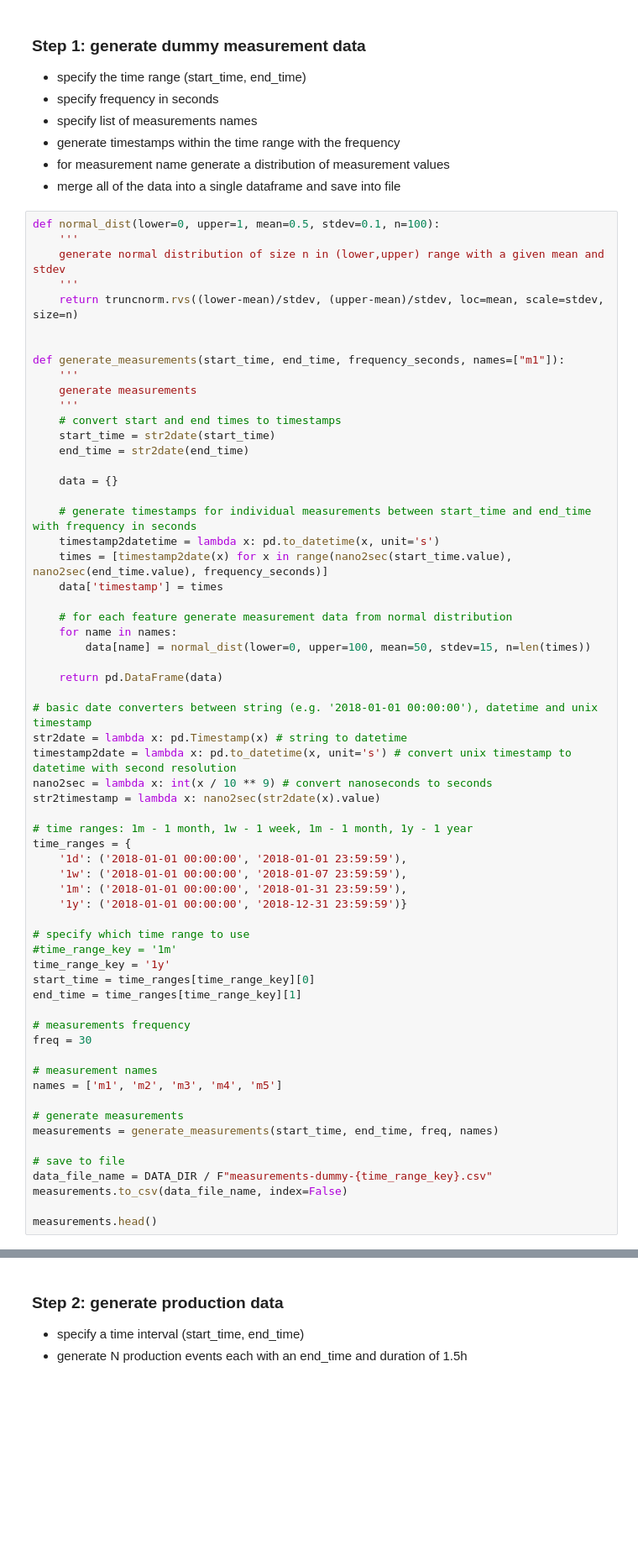
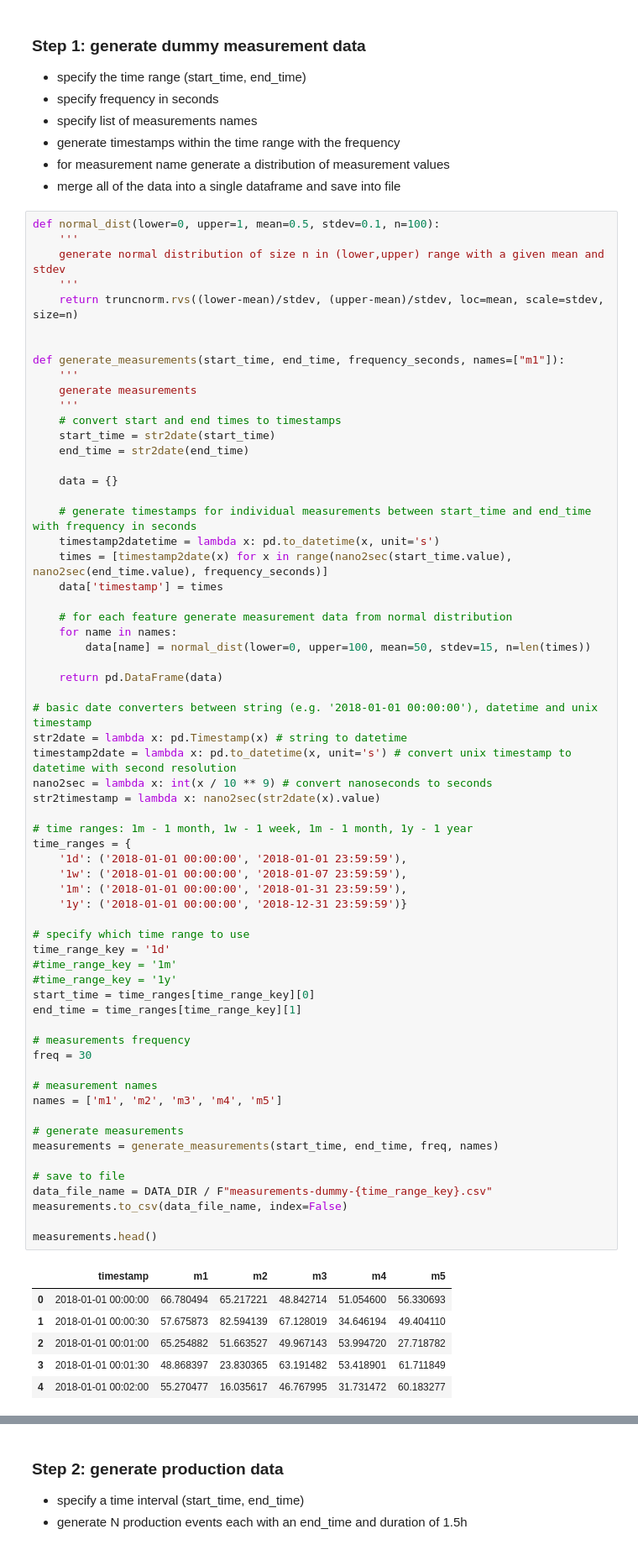
Before and after one commit to tmkmrcnk/danone, a Jupyter notebook: GenerateDummyMeasurements.ipynb, the cells around one changed output, grey strips where cells are left out. Shown at 84% size. Cells and saved outputs as stored; diff of their text form; blank space fills up the shorter version.

```diff
--- a/GenerateDummyMeasurements.ipynb
+++ b/GenerateDummyMeasurements.ipynb
@@ -58,33 +58,41 @@ str2date = lambda x: pd.Timestamp(x) # string to datetime
 timestamp2date = lambda x: pd.to_datetime(x, unit='s') # convert unix timestamp to datetime with second resolution
 nano2sec = lambda x: int(x / 10 ** 9) # convert nanoseconds to seconds
 str2timestamp = lambda x: nano2sec(str2date(x).value)
 
 # time ranges: 1m - 1 month, 1w - 1 week, 1m - 1 month, 1y - 1 year
 time_ranges = {
     '1d': ('2018-01-01 00:00:00', '2018-01-01 23:59:59'),
     '1w': ('2018-01-01 00:00:00', '2018-01-07 23:59:59'),
     '1m': ('2018-01-01 00:00:00', '2018-01-31 23:59:59'),
     '1y': ('2018-01-01 00:00:00', '2018-12-31 23:59:59')}
 
 # specify which time range to use
+time_range_key = '1d'
 #time_range_key = '1m'
-time_range_key = '1y'
+#time_range_key = '1y'
 start_time = time_ranges[time_range_key][0]
 end_time = time_ranges[time_range_key][1]
 
 # measurements frequency
 freq = 30
 
 # measurement names
 names = ['m1', 'm2', 'm3', 'm4', 'm5']
 
 # generate measurements
 measurements = generate_measurements(start_time, end_time, freq, names)
 
 # save to file
 data_file_name = DATA_DIR / F"measurements-dummy-{time_range_key}.csv"
 measurements.to_csv(data_file_name, index=False)
 
 measurements.head()
+# %% [output]
+|  | timestamp | m1 | m2 | m3 | m4 | m5 |
+| 0 | 2018-01-01 00:00:00 | 66.780494 | 65.217221 | 48.842714 | 51.054600 | 56.330693 |
+| 1 | 2018-01-01 00:00:30 | 57.675873 | 82.594139 | 67.128019 | 34.646194 | 49.404110 |
+| 2 | 2018-01-01 00:01:00 | 65.254882 | 51.663527 | 49.967143 | 53.994720 | 27.718782 |
+| 3 | 2018-01-01 00:01:30 | 48.868397 | 23.830365 | 63.191482 | 53.418901 | 61.711849 |
+| 4 | 2018-01-01 00:02:00 | 55.270477 | 16.035617 | 46.767995 | 31.731472 | 60.183277 |
 # %%
 measurements.describe(percentiles=[.1, .25, 0.5, .75, .9]).T
```
Also changed, not shown: parts of 4 cells of this notebook, 3 other files.
